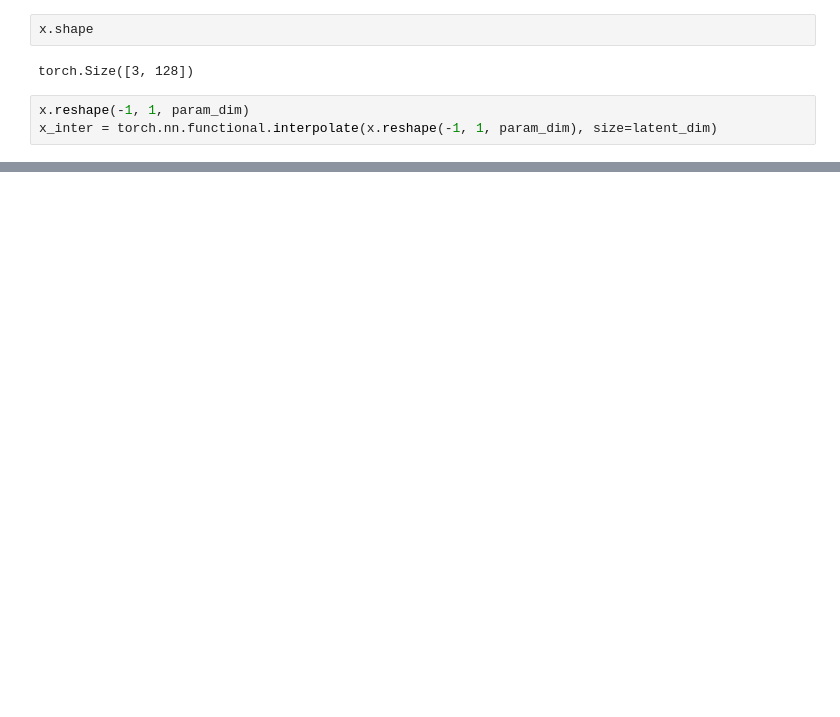
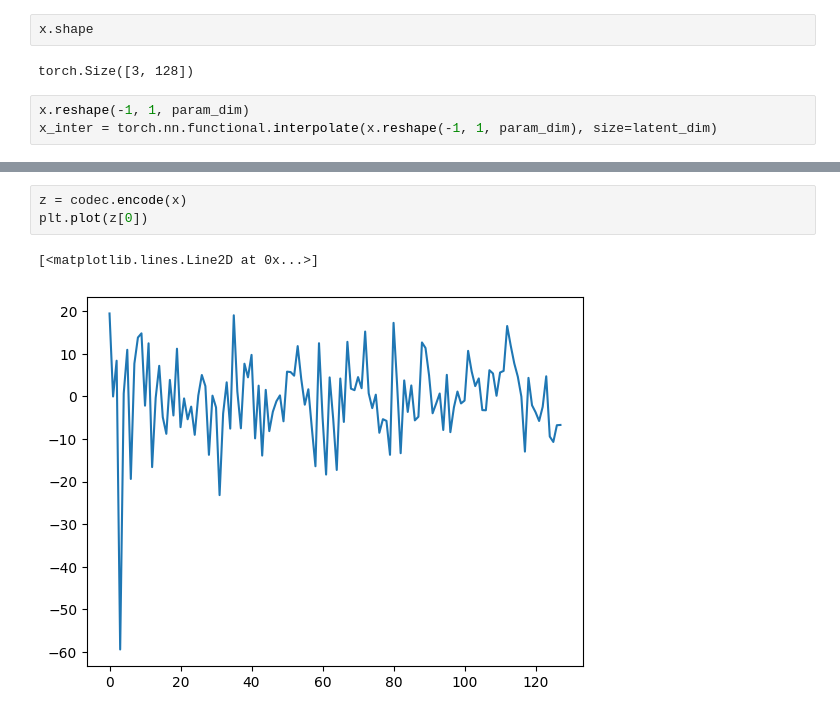
Before and after one commit to arisakaso/nigbms, a Jupyter notebook: notebooks/20240821.ipynb, the cells around one changed output, grey strips where cells are left out. Cells and saved outputs as stored; diff of their text form; blank space fills up the shorter version.

```diff
--- a/notebooks/20240821.ipynb
+++ b/notebooks/20240821.ipynb
@@ -145,0 +164,6 @@ plt.plot(x[0])
+# %%
+z = codec.encode(x)
+plt.plot(z[0])
+# %% [output]
+[<matplotlib.lines.Line2D at 0x...>]
+[figure, added]
```
Also changed, not shown: parts of 16 cells of this notebook, 4 other files.
